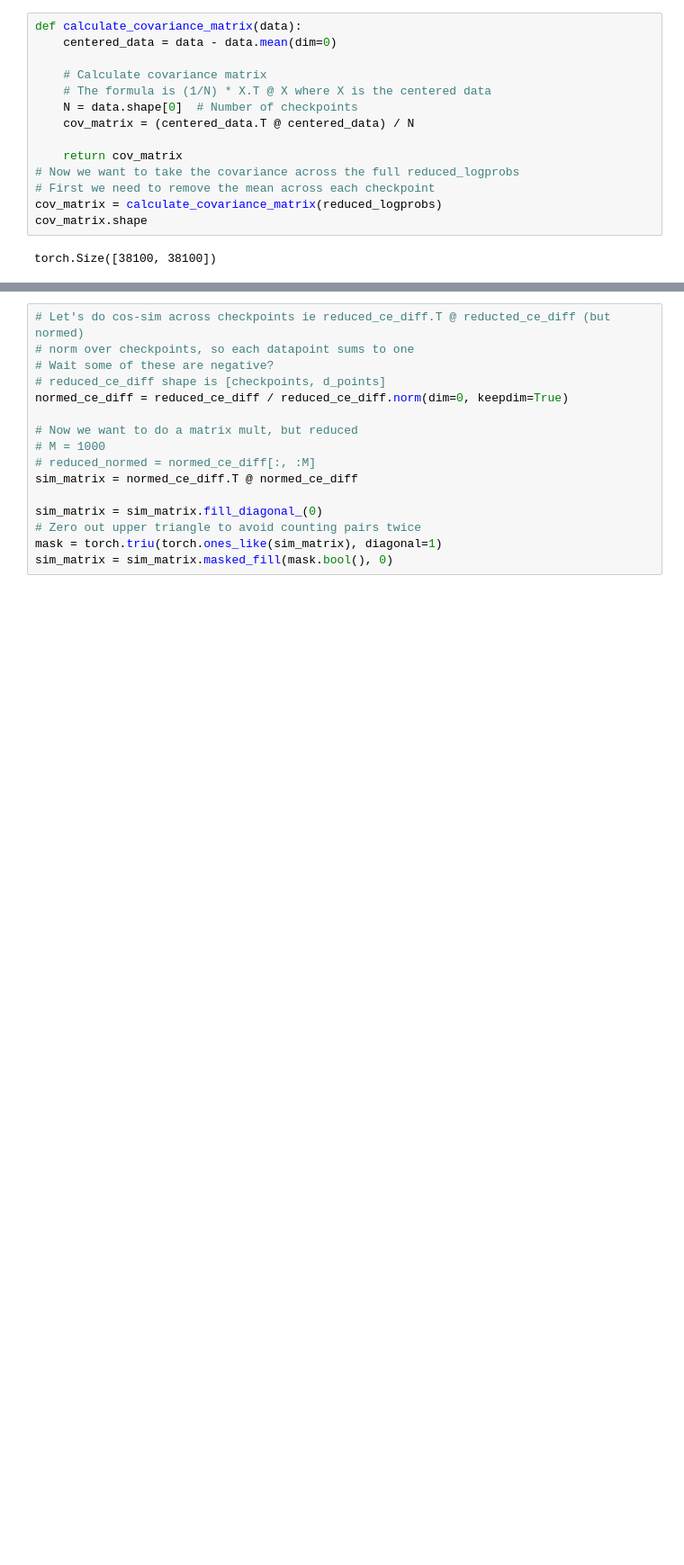
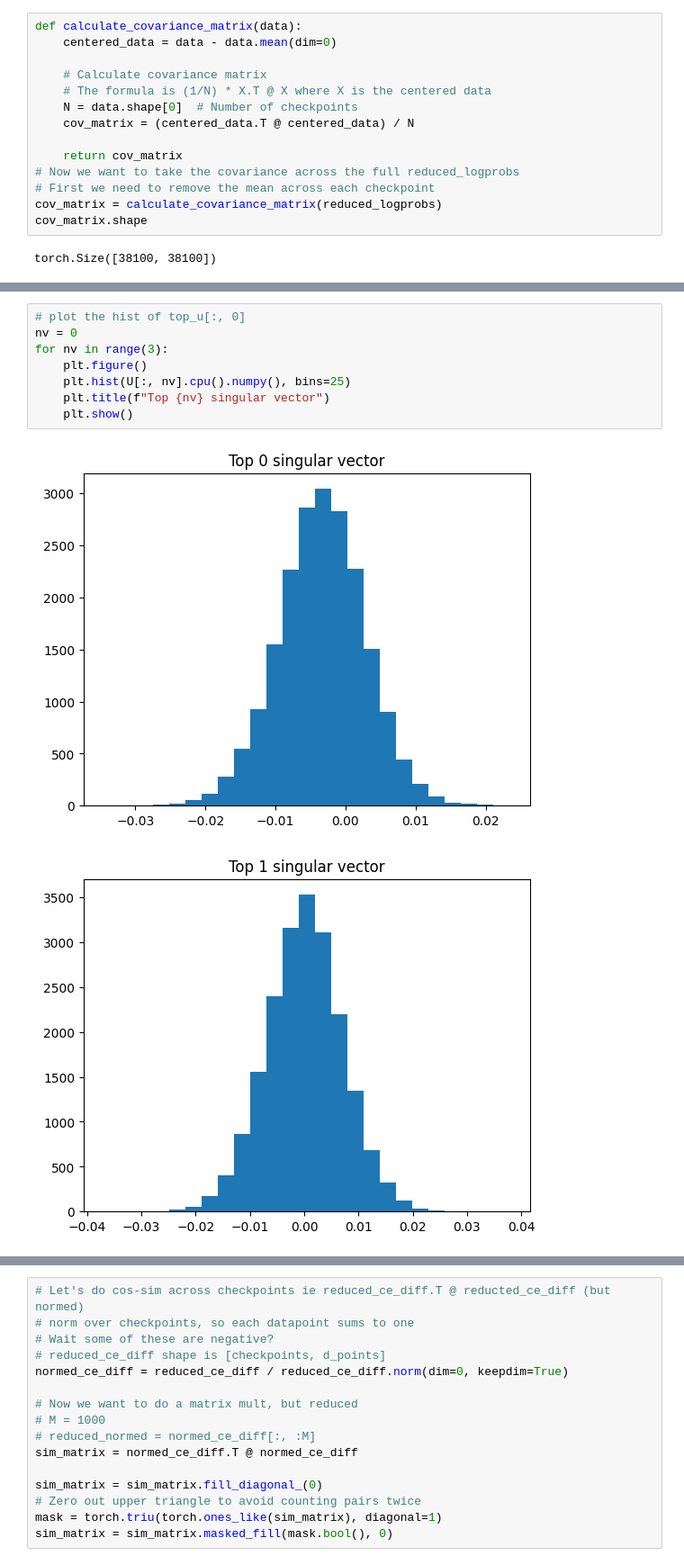
Before and after one commit to loganriggs/renormalization_interp, a Jupyter notebook: datapoint_sim.ipynb, the cells around one changed output, grey strips where cells are left out. Shown at 90% size. Drawn from its saved outputs; the diff is of its cells as text; blank space fills up the shorter version.

```diff
--- a/datapoint_sim.ipynb
+++ b/datapoint_sim.ipynb
@@ -128,0 +122,11 @@ torch.Size([38100, 38100])
+# %%
+# plot the hist of top_u[:, 0]
+nv = 0
+for nv in range(3):
+    plt.figure()
+    plt.hist(U[:, nv].cpu().numpy(), bins=25)
+    plt.title(f"Top {nv} singular vector")
+    plt.show()
+# %% [output]
+[figure, added]
+[figure, added]
```
Also changed, not shown: parts of 18 cells of this notebook.
